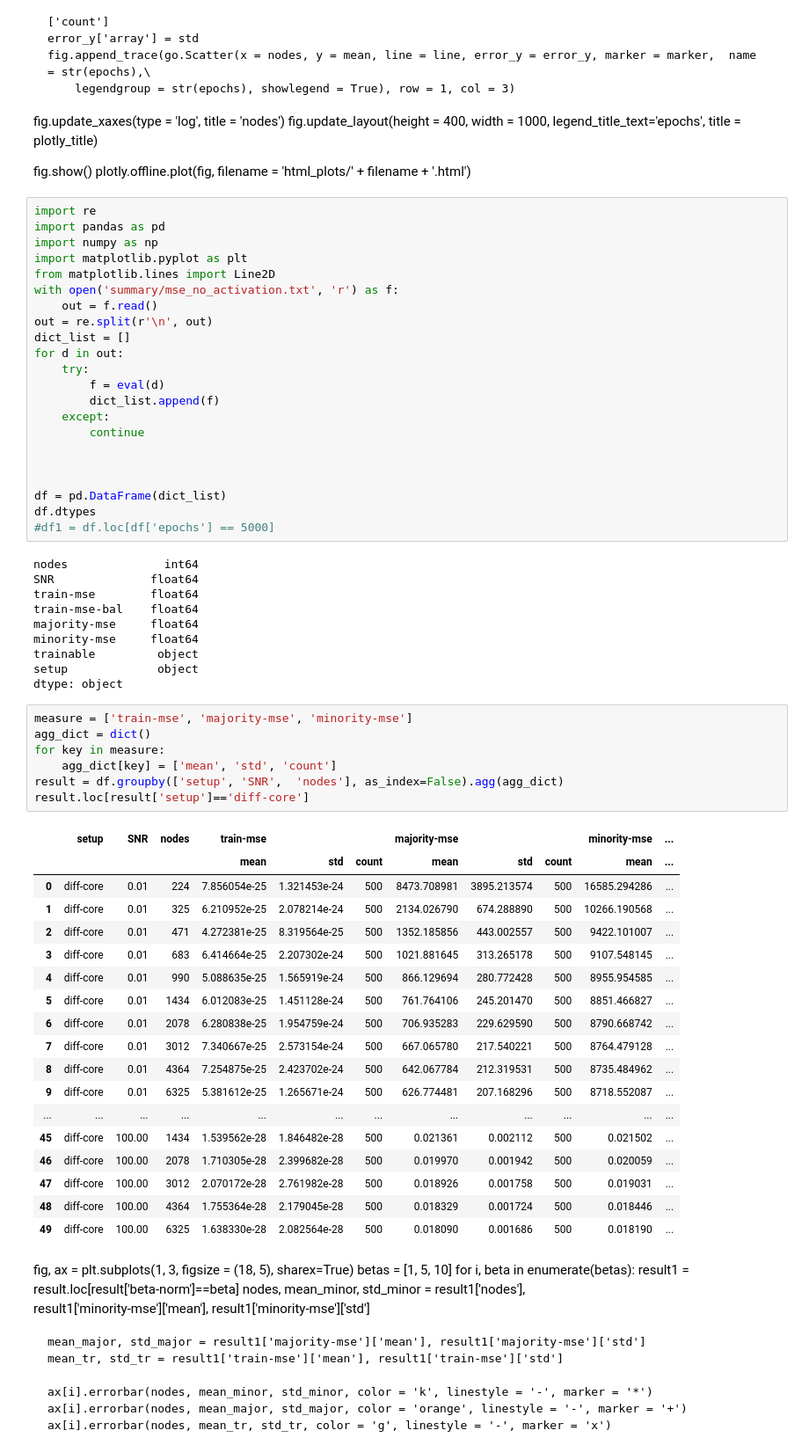
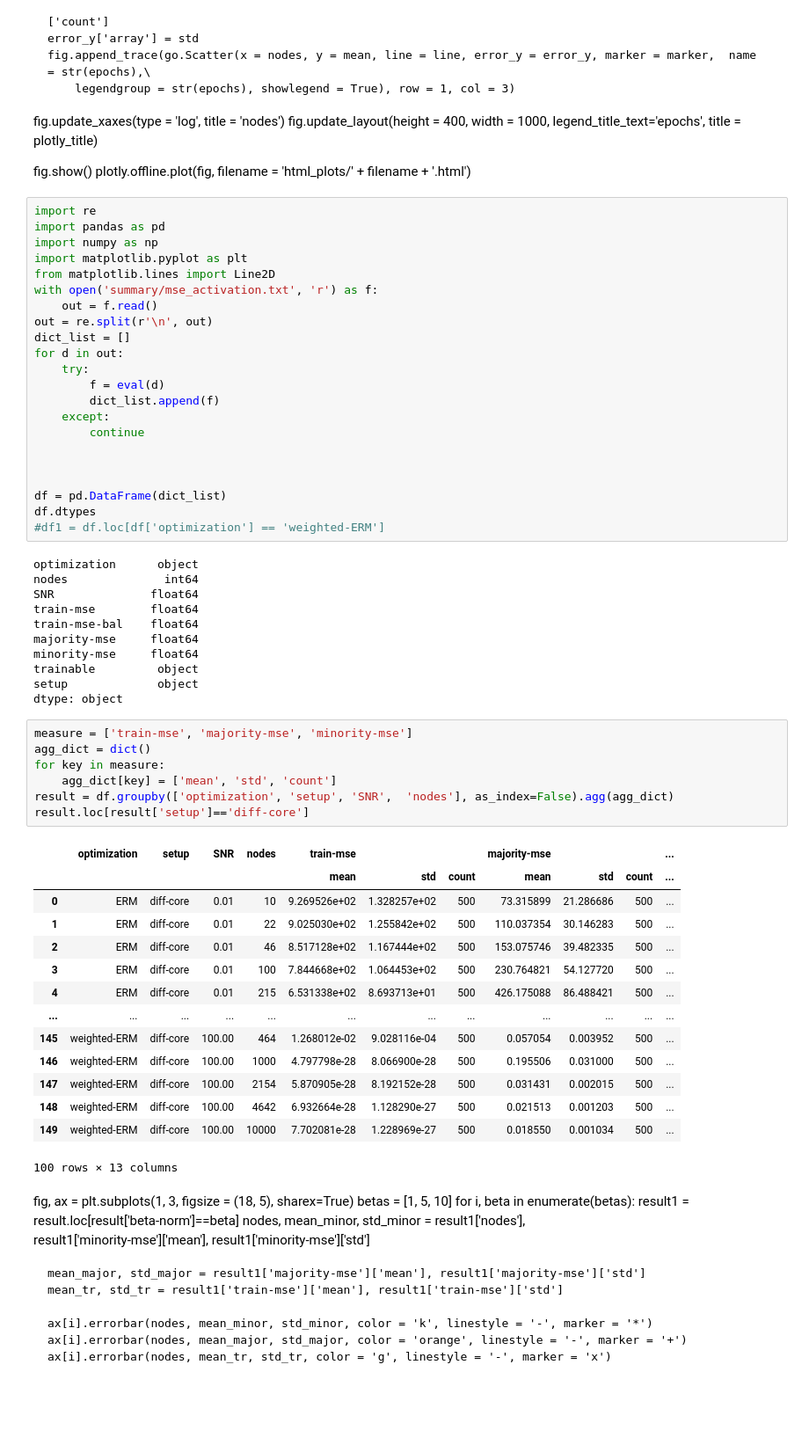
Before and after one commit to smaityumich/overparameterized-group-fairness, a Jupyter notebook: plots.ipynb, the cells around one changed output. Shown: that part at 88% size. Drawn from its saved outputs; the diff is of its cells as text; blank space fills up the shorter version.

```diff
--- a/plots.ipynb
+++ b/plots.ipynb
@@ -108,7 +108,7 @@ import pandas as pd
 import numpy as np
 import matplotlib.pyplot as plt
 from matplotlib.lines import Line2D
-with open('summary/mse_no_activation.txt', 'r') as f:
+with open('summary/mse_activation.txt', 'r') as f:
     out = f.read()
 out = re.split(r'\n', out)
 dict_list = []
@@ -123,8 +123,9 @@ for d in out:
 
 df = pd.DataFrame(dict_list)
 df.dtypes
-#df1 = df.loc[df['epochs'] == 5000]
+#df1 = df.loc[df['optimization'] == 'weighted-ERM']
 # %% [output]
+optimization      object
 nodes              int64
 SNR              float64
 train-mse        float64
@@ -137,29 +138,25 @@ dtype: object
 # %%
 measure = ['train-mse', 'majority-mse', 'minority-mse']
 agg_dict = dict()
 for key in measure:
     agg_dict[key] = ['mean', 'std', 'count']
-result = df.groupby(['setup', 'SNR',  'nodes'], as_index=False).agg(agg_dict)
+result = df.groupby(['optimization', 'setup', 'SNR',  'nodes'], as_index=False).agg(agg_dict)
 result.loc[result['setup']=='diff-core']
 # %% [output]
-|  | setup | SNR | nodes | train-mse |  |  | majority-mse |  |  | minority-mse | ... |
-|  |  |  |  | mean | std | count | mean | std | count | mean | ... |
-| 0 | diff-core | 0.01 | 224 | 7.856054e-25 | 1.321453e-24 | 500 | 8473.708981 | 3895.213574 | 500 | 16585.294286 | ... |
-| 1 | diff-core | 0.01 | 325 | 6.210952e-25 | 2.078214e-24 | 500 | 2134.026790 | 674.288890 | 500 | 10266.190568 | ... |
-| 2 | diff-core | 0.01 | 471 | 4.272381e-25 | 8.319564e-25 | 500 | 1352.185856 | 443.002557 | 500 | 9422.101007 | ... |
-| 3 | diff-core | 0.01 | 683 | 6.414664e-25 | 2.207302e-24 | 500 | 1021.881645 | 313.265178 | 500 | 9107.548145 | ... |
-| 4 | diff-core | 0.01 | 990 | 5.088635e-25 | 1.565919e-24 | 500 | 866.129694 | 280.772428 | 500 | 8955.954585 | ... |
-| 5 | diff-core | 0.01 | 1434 | 6.012083e-25 | 1.451128e-24 | 500 | 761.764106 | 245.201470 | 500 | 8851.466827 | ... |
-| 6 | diff-core | 0.01 | 2078 | 6.280838e-25 | 1.954759e-24 | 500 | 706.935283 | 229.629590 | 500 | 8790.668742 | ... |
-| 7 | diff-core | 0.01 | 3012 | 7.340667e-25 | 2.573154e-24 | 500 | 667.065780 | 217.540221 | 500 | 8764.479128 | ... |
-| 8 | diff-core | 0.01 | 4364 | 7.254875e-25 | 2.423702e-24 | 500 | 642.067784 | 212.319531 | 500 | 8735.484962 | ... |
-| 9 | diff-core | 0.01 | 6325 | 5.381612e-25 | 1.265671e-24 | 500 | 626.774481 | 207.168296 | 500 | 8718.552087 | ... |
+|  | optimization | setup | SNR | nodes | train-mse |  |  | majority-mse |  |  | ... |
+|  |  |  |  |  | mean | std | count | mean | std | count | ... |
+| 0 | ERM | diff-core | 0.01 | 10 | 9.269526e+02 | 1.328257e+02 | 500 | 73.315899 | 21.286686 | 500 | ... |
+| 1 | ERM | diff-core | 0.01 | 22 | 9.025030e+02 | 1.255842e+02 | 500 | 110.037354 | 30.146283 | 500 | ... |
+| 2 | ERM | diff-core | 0.01 | 46 | 8.517128e+02 | 1.167444e+02 | 500 | 153.075746 | 39.482335 | 500 | ... |
+| 3 | ERM | diff-core | 0.01 | 100 | 7.844668e+02 | 1.064453e+02 | 500 | 230.764821 | 54.127720 | 500 | ... |
+| 4 | ERM | diff-core | 0.01 | 215 | 6.531338e+02 | 8.693713e+01 | 500 | 426.175088 | 86.488421 | 500 | ... |
 | ... | ... | ... | ... | ... | ... | ... | ... | ... | ... | ... | ... |
-| 45 | diff-core | 100.00 | 1434 | 1.539562e-28 | 1.846482e-28 | 500 | 0.021361 | 0.002112 | 500 | 0.021502 | ... |
-| 46 | diff-core | 100.00 | 2078 | 1.710305e-28 | 2.399682e-28 | 500 | 0.019970 | 0.001942 | 500 | 0.020059 | ... |
-| 47 | diff-core | 100.00 | 3012 | 2.070172e-28 | 2.761982e-28 | 500 | 0.018926 | 0.001758 | 500 | 0.019031 | ... |
-| 48 | diff-core | 100.00 | 4364 | 1.755364e-28 | 2.179045e-28 | 500 | 0.018329 | 0.001724 | 500 | 0.018446 | ... |
-| 49 | diff-core | 100.00 | 6325 | 1.638330e-28 | 2.082564e-28 | 500 | 0.018090 | 0.001686 | 500 | 0.018190 | ... |
+| 145 | weighted-ERM | diff-core | 100.00 | 464 | 1.268012e-02 | 9.028116e-04 | 500 | 0.057054 | 0.003952 | 500 | ... |
+| 146 | weighted-ERM | diff-core | 100.00 | 1000 | 4.797798e-28 | 8.066900e-28 | 500 | 0.195506 | 0.031000 | 500 | ... |
+| 147 | weighted-ERM | diff-core | 100.00 | 2154 | 5.870905e-28 | 8.192152e-28 | 500 | 0.031431 | 0.002015 | 500 | ... |
+| 148 | weighted-ERM | diff-core | 100.00 | 4642 | 6.932664e-28 | 1.128290e-27 | 500 | 0.021513 | 0.001203 | 500 | ... |
+| 149 | weighted-ERM | diff-core | 100.00 | 10000 | 7.702081e-28 | 1.228969e-27 | 500 | 0.018550 | 0.001034 | 500 | ... |
+100 rows × 13 columns
 # %% [markdown]
 fig, ax = plt.subplots(1, 3, figsize = (18, 5), sharex=True)
 betas = [1, 5, 10]
```
Also changed, not shown: parts of 5 cells of this notebook, 2 other files.
